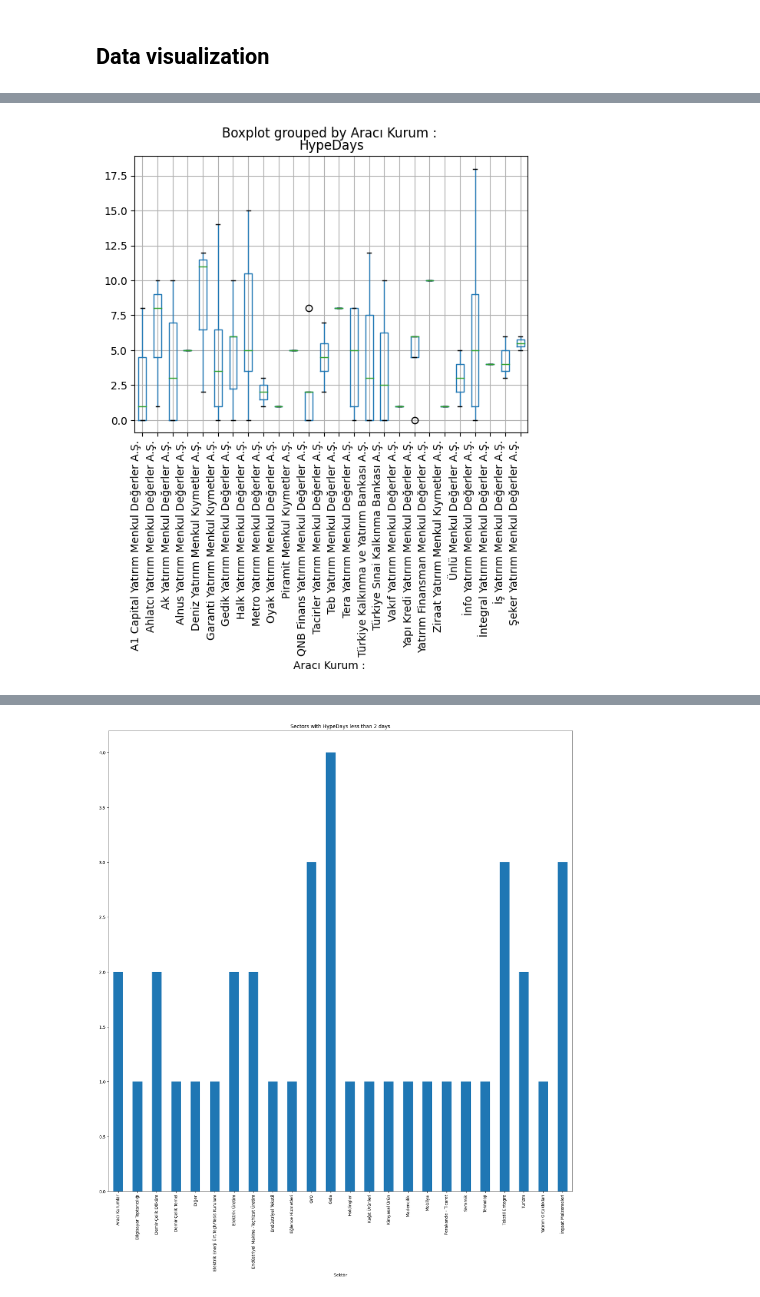
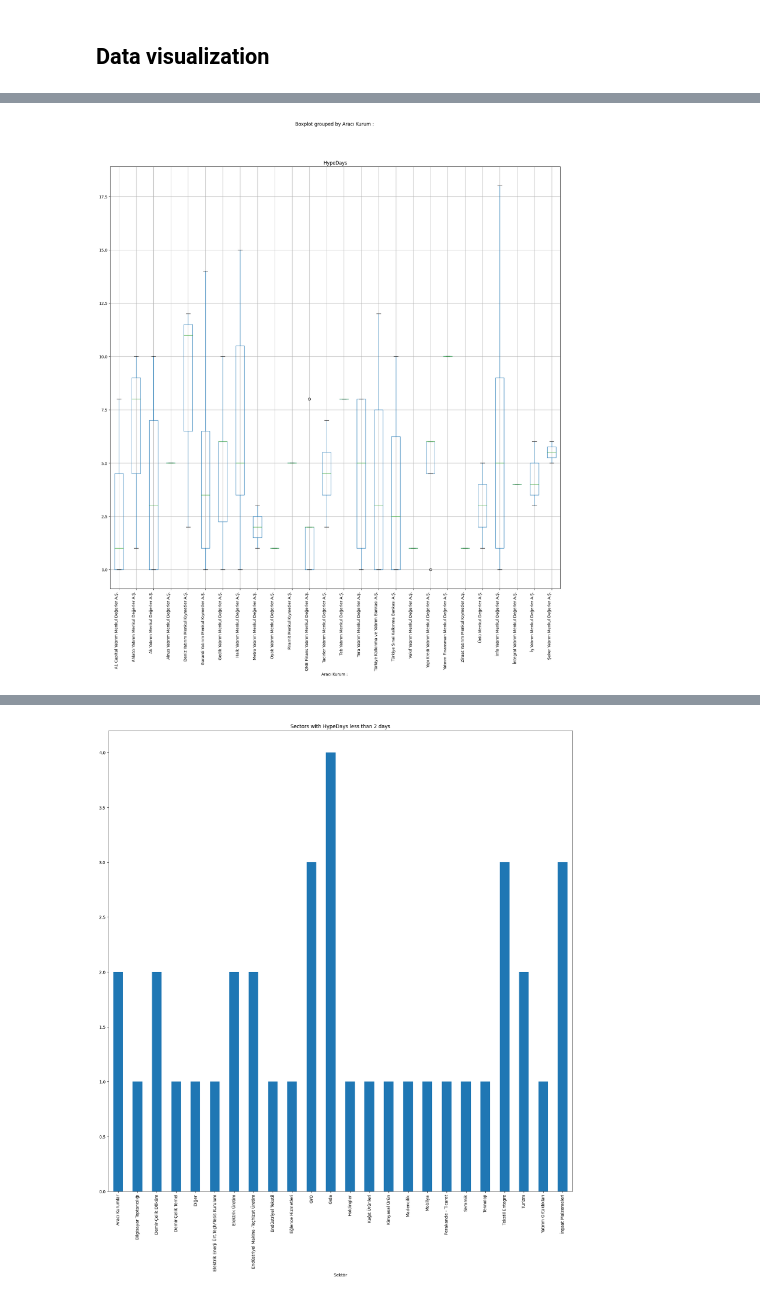
Before and after one commit to uguratli/HalkaArz, a Jupyter notebook: halka_arz.ipynb, the cells around one changed output, grey strips where cells are left out. Saved outputs shown, nothing was run; the diff lists cells and outputs as text; code cells hidden in the pictures.

```diff
--- a/halka_arz.ipynb
+++ b/halka_arz.ipynb
@@ -387,3 +389,5 @@ df.head()
 5 rows × 33 columns
 # %%
 df["HypeDays"] = df["HypeDays"].astype(int)
+# %%
+df["Dağıtım Yöntemi : "].replace({"Eşit Dağıtım **": "Eşit Dağıtım"}, inplace=True)
@@ -390,3 +401,8 @@ df["HypeDays"] = df["HypeDays"].astype(int)
+# %%
+var_map = {"Eşit Dağıtım": 0, "Oransal Dağıtım": 1}
+df["Dağıtım Yöntemi : "].replace(var_map, inplace=True)
+# %%
+df.drop(columns=[ 'Pay : '], inplace=True)
 # %% [markdown]
 ## Data info
 # %%
@@ -446,4 +465,4 @@ df.groupby(['Aracı Kurum : ']).count().plot(kind='pie', y='Symbol',autopct='%1.
 # %%
-df.boxplot(column='HypeDays', by='Aracı Kurum : ', rot=90);
+df.boxplot(figsize=(20,20), column='HypeDays', by='Aracı Kurum : ', rot=90);
 # %% [output]
-[figure, old version]
+[figure, new version]
```
Also changed, not shown: parts of 32 cells of this notebook.
